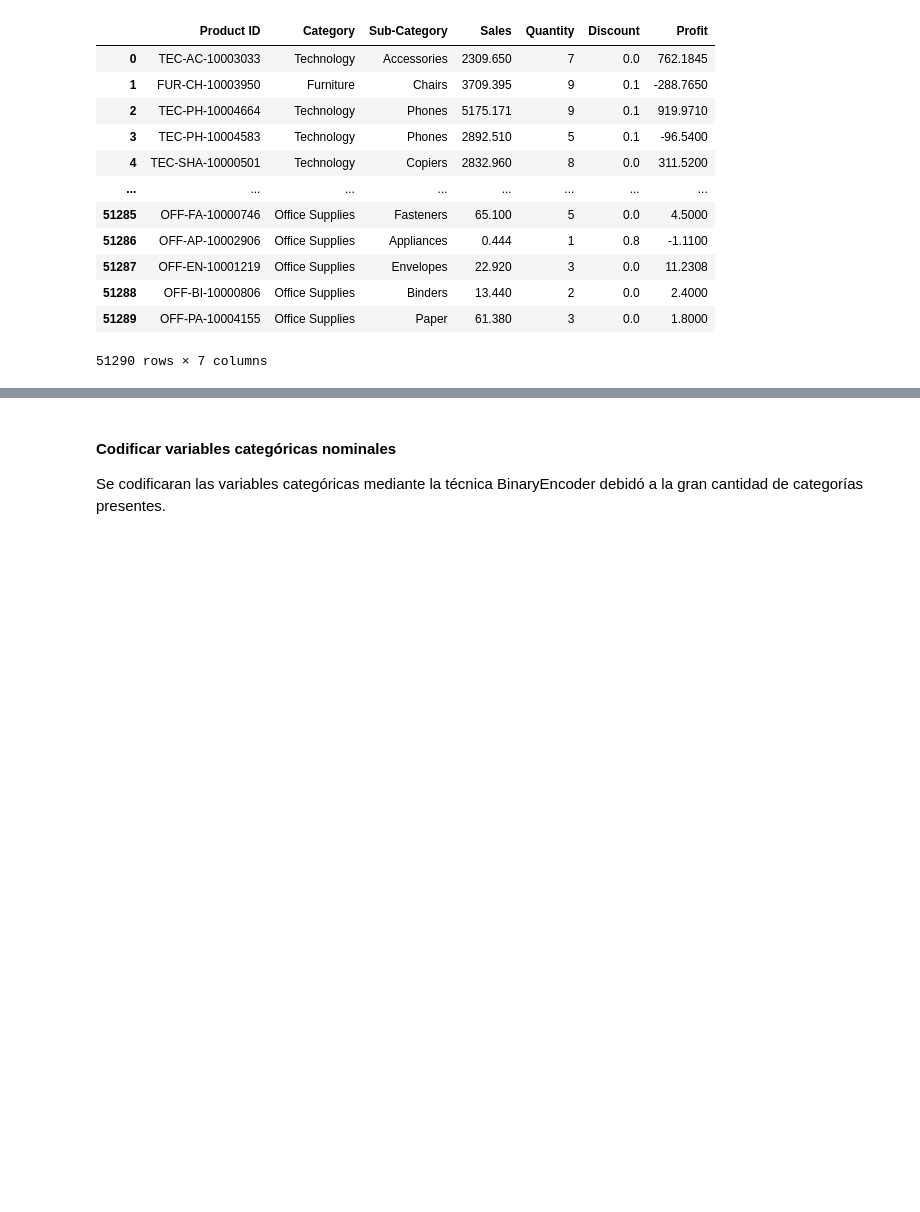
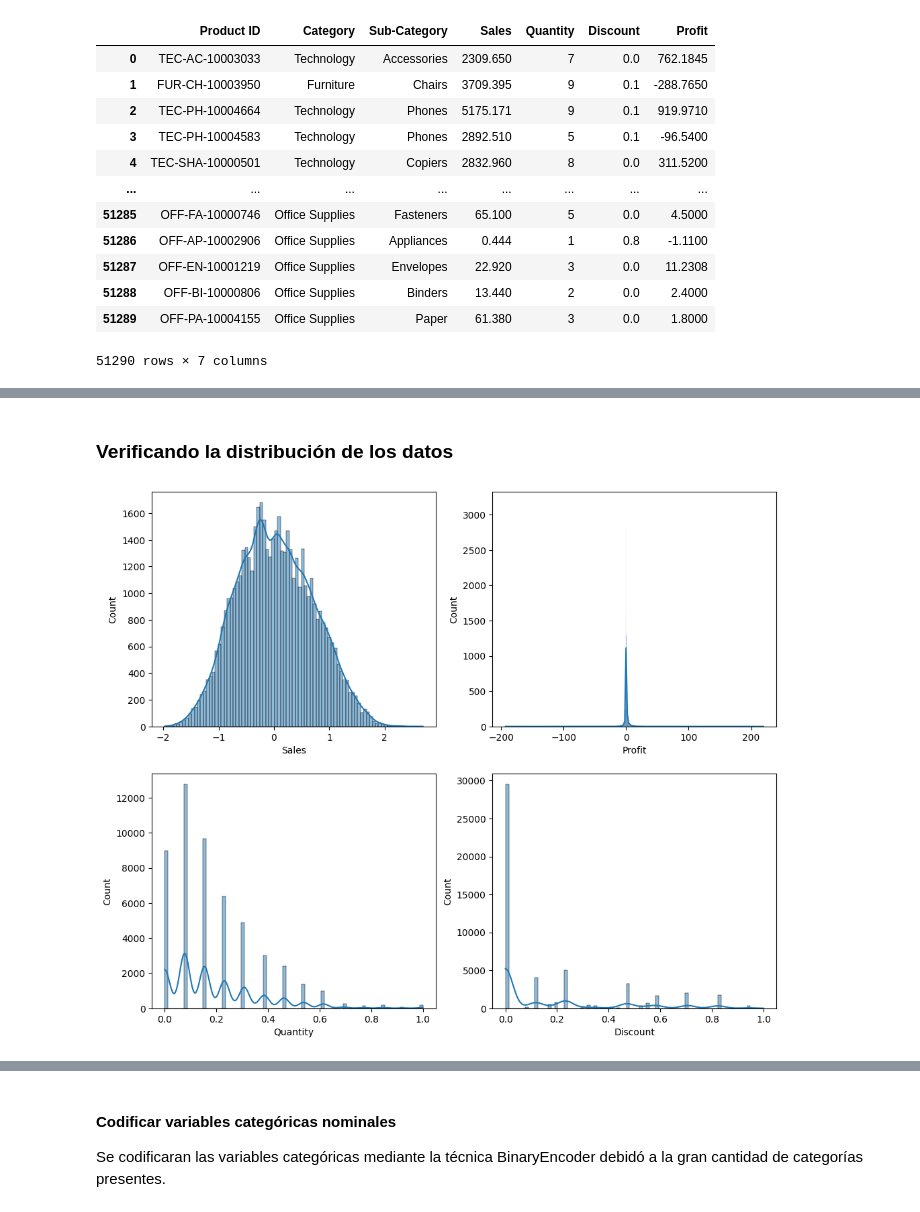
Before and after one commit to Leoga93/sistema-recomendaci-n, a Jupyter notebook: notebooks/02_preprocessing.ipynb, the cells around one changed output, grey strips where cells are left out. Drawn from its saved outputs; the diff is of its cells as text; code cells hidden in the pictures; blank space fills up the shorter version.

```diff
--- a/notebooks/02_preprocessing.ipynb
+++ b/notebooks/02_preprocessing.ipynb
@@ -98,0 +130,20 @@ data_contenido
+# %%
+from sklearn.preprocessing import PowerTransformer
+from sklearn.preprocessing import RobustScaler
+from sklearn.preprocessing import MinMaxScaler
+import numpy as np
+
+# Aplicando transformación logaritmica para mejorar la asimetria (Solo valores positivos)
+data_contenido["Sales"] = np.log1p(data_contenido["Sales"])
+
+# Transformando los datos con yeo-johnson, porque hay presencia de valores negativos
+scaler = PowerTransformer(method="yeo-johnson")
+data_contenido["Profit"] = scaler.fit_transform(data_contenido[["Profit"]])
+
+# Se normalizaran los datos con robustScaler. Debido a que, Sales y Profit presentan una gran cantidad de valores atípicos
+robust_scaler = RobustScaler()
+data_contenido[["Sales", "Profit"]] = robust_scaler.fit_transform(data_contenido[["Sales", "Profit"]])
+
+# Estandarizando los datos manteniendo el rango
+scaler_minmax = MinMaxScaler()
+data_contenido[["Quantity", "Discount"]] = scaler_minmax.fit_transform(data_contenido[["Quantity", "Discount"]])
@@ -98,0 +166,21 @@ data_contenido
+# %% [markdown]
+### Verificando la distribución de los datos
+# %%
+import matplotlib.pyplot as plt
+import seaborn as sns
+
+rows = 2
+cols = 2
+
+# Gráficar las distribuciones de Sales, Profit, Quantity y Discount.
+fig, ax = plt.subplots(rows, cols, figsize=(12, 10))
+ax = ax.flatten()
+
+sns.histplot(data_contenido["Sales"], kde=True, ax=ax[0])
+sns.histplot(data_contenido["Profit"], kde=True, ax=ax[1])
+sns.histplot(data_contenido["Quantity"], kde=True, ax=ax[2])
+sns.histplot(data_contenido["Discount"], kde=True, ax=ax[3])
+
+plt.show()
+# %% [output]
+[figure, added]
```
Also changed, not shown: parts of 16 cells of this notebook, 1 other file.
